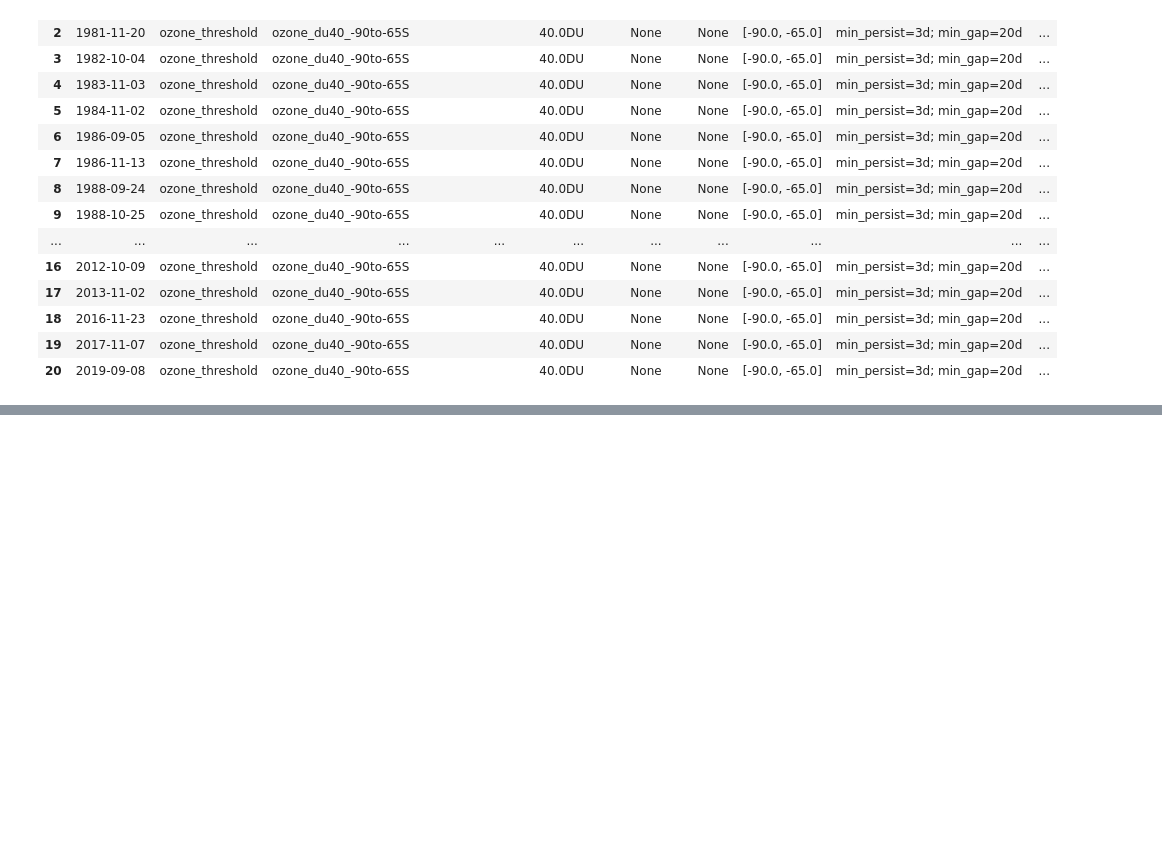
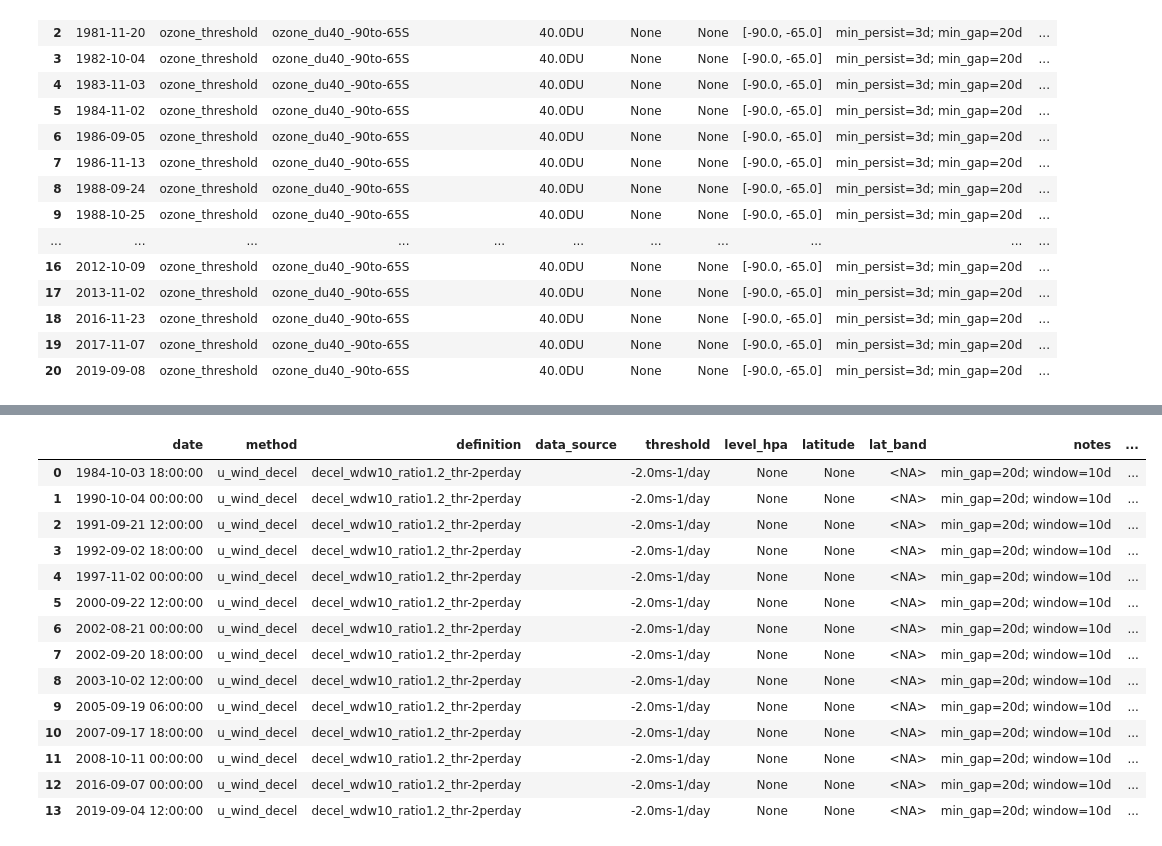
Before and after one commit to rachelelwu/sh-ssw-detection, a Jupyter notebook: src/test_main.ipynb, the cells around one changed output, grey strips where cells are left out. Saved outputs shown, nothing was run; the diff lists cells and outputs as text; code cells hidden in the pictures; blank space fills up the shorter version.

Commit message:
added udecel func to methods and tested

```diff
--- a/src/test_main.ipynb
+++ b/src/test_main.ipynb
@@ -73,0 +77,4 @@ tco3_events_df
+# %%
+# open sample total column ozone data
+u1060_path =  os.getcwd()+ "/data/" +"u1060s_era5_1959_2023.nc"
+xu1060 = xr.open_dataset(u1060_path)
@@ -73,0 +92,6 @@ tco3_events_df
+# %%
+# select years
+da = xu1060['u1060S'].sel(time=slice(*years))
+# %%
+# detect events
+u1060_events_df, u1060_dates = ssw.detect_u_decel_events(da)
@@ -73,0 +109,18 @@ tco3_events_df
+# %%
+u1060_events_df
+# %% [output]
+|  | date | method | definition | data_source | threshold | level_hpa | latitude | lat_band | notes | ... |
+| 0 | 1984-10-03 18:00:00 | u_wind_decel | decel_wdw10_ratio1.2_thr-2perday |  | -2.0ms-1/day | None | None | <NA> | min_gap=20d; window=10d | ... |
+| 1 | 1990-10-04 00:00:00 | u_wind_decel | decel_wdw10_ratio1.2_thr-2perday |  | -2.0ms-1/day | None | None | <NA> | min_gap=20d; window=10d | ... |
+| 2 | 1991-09-21 12:00:00 | u_wind_decel | decel_wdw10_ratio1.2_thr-2perday |  | -2.0ms-1/day | None | None | <NA> | min_gap=20d; window=10d | ... |
+| 3 | 1992-09-02 18:00:00 | u_wind_decel | decel_wdw10_ratio1.2_thr-2perday |  | -2.0ms-1/day | None | None | <NA> | min_gap=20d; window=10d | ... |
+| 4 | 1997-11-02 00:00:00 | u_wind_decel | decel_wdw10_ratio1.2_thr-2perday |  | -2.0ms-1/day | None | None | <NA> | min_gap=20d; window=10d | ... |
+| 5 | 2000-09-22 12:00:00 | u_wind_decel | decel_wdw10_ratio1.2_thr-2perday |  | -2.0ms-1/day | None | None | <NA> | min_gap=20d; window=10d | ... |
+| 6 | 2002-08-21 00:00:00 | u_wind_decel | decel_wdw10_ratio1.2_thr-2perday |  | -2.0ms-1/day | None | None | <NA> | min_gap=20d; window=10d | ... |
+| 7 | 2002-09-20 18:00:00 | u_wind_decel | decel_wdw10_ratio1.2_thr-2perday |  | -2.0ms-1/day | None | None | <NA> | min_gap=20d; window=10d | ... |
+| 8 | 2003-10-02 12:00:00 | u_wind_decel | decel_wdw10_ratio1.2_thr-2perday |  | -2.0ms-1/day | None | None | <NA> | min_gap=20d; window=10d | ... |
+| 9 | 2005-09-19 06:00:00 | u_wind_decel | decel_wdw10_ratio1.2_thr-2perday |  | -2.0ms-1/day | None | None | <NA> | min_gap=20d; window=10d | ... |
+| 10 | 2007-09-17 18:00:00 | u_wind_decel | decel_wdw10_ratio1.2_thr-2perday |  | -2.0ms-1/day | None | None | <NA> | min_gap=20d; window=10d | ... |
+| 11 | 2008-10-11 00:00:00 | u_wind_decel | decel_wdw10_ratio1.2_thr-2perday |  | -2.0ms-1/day | None | None | <NA> | min_gap=20d; window=10d | ... |
+| 12 | 2016-09-07 00:00:00 | u_wind_decel | decel_wdw10_ratio1.2_thr-2perday |  | -2.0ms-1/day | None | None | <NA> | min_gap=20d; window=10d | ... |
+| 13 | 2019-09-04 12:00:00 | u_wind_decel | decel_wdw10_ratio1.2_thr-2perday |  | -2.0ms-1/day | None | None | <NA> | min_gap=20d; window=10d | ... |
```
Also changed, not shown: parts of 4 cells of this notebook, 2 other files.
